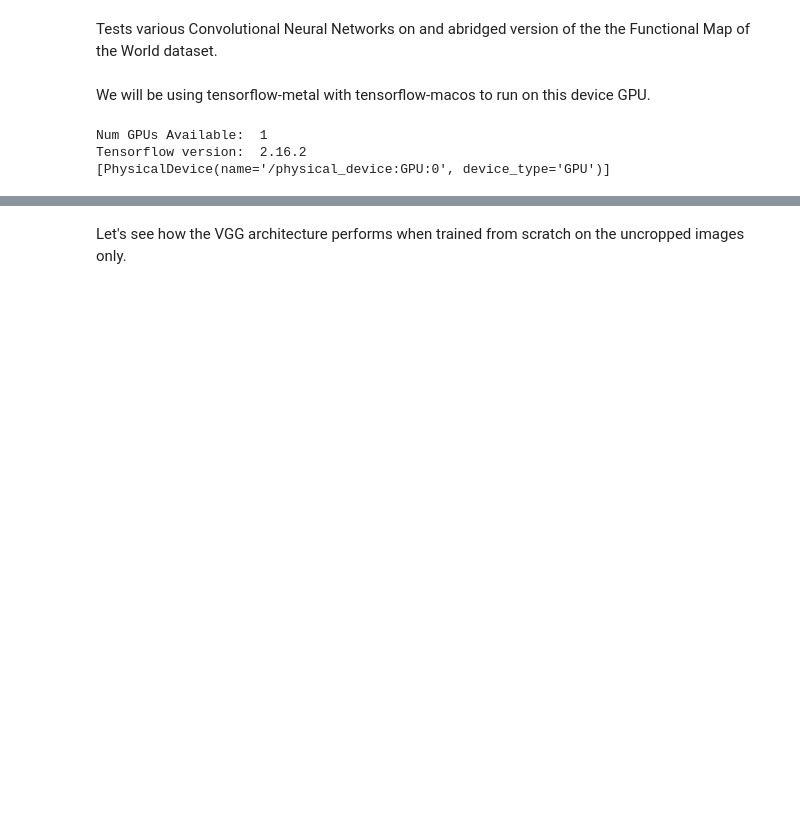
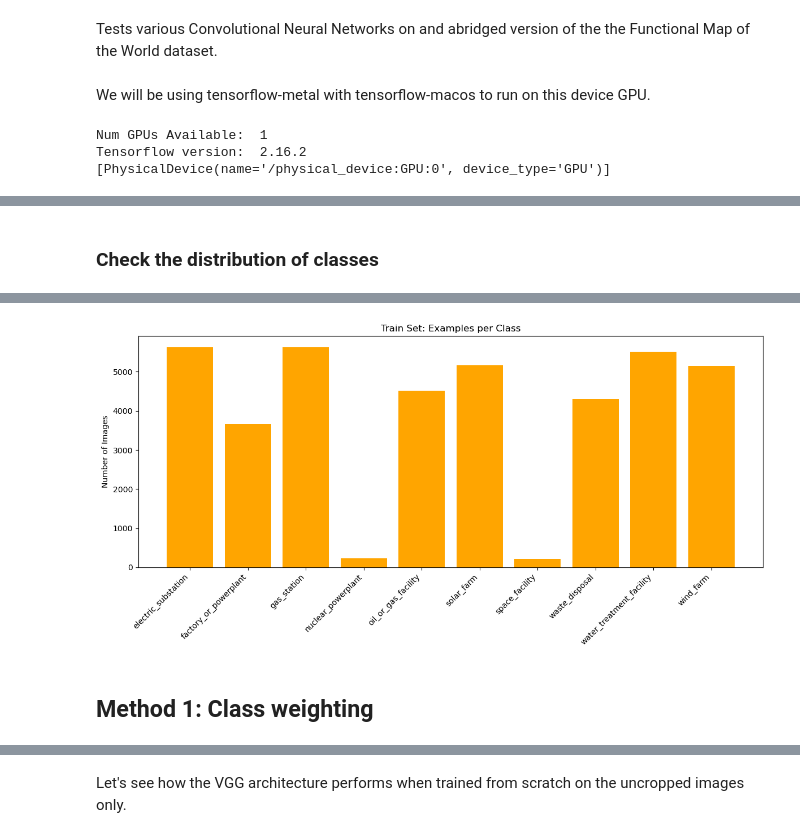
Before and after one commit to madelynsilveira/SatelliteClassificationCNNs, a Jupyter notebook: Average_classes.ipynb, the cells around one changed output, grey strips where cells are left out. Saved outputs shown, nothing was run; the diff lists cells and outputs as text; code cells hidden in the pictures; blank space fills up the shorter version.

```diff
--- a/Average_classes.ipynb
+++ b/Average_classes.ipynb
@@ -17,7 +19,7 @@ Num GPUs Available:  1
 Tensorflow version:  2.16.2
 [PhysicalDevice(name='/physical_device:GPU:0', device_type='GPU')]
 # %%
-# load full training dataset
+print("Loading full training dataset for cropped and uncropped images...")
 uncropped_train_ds = tf.keras.utils.image_dataset_from_directory(
     './combined_fmow_msrgb_dataset/train',
     labels='inferred',
@@ -28,7 +30,18 @@ uncropped_train_ds = tf.keras.utils.image_dataset_from_directory(
     seed=123
 )
 
-# load full validation dataset
+# load full training dataset
+cropped_train_ds = tf.keras.utils.image_dataset_from_directory(
+    './fmow_msrgb_dataset_cropped/images/train',
+    labels='inferred',
+    label_mode='int',
+    batch_size=32,
+    image_size=(224, 224),
+    shuffle=True,
+    seed=123
+)
+
+print("\nLoading full training dataset for cropped and uncropped images...")
 uncropped_val_ds = tf.keras.utils.image_dataset_from_directory(
     './combined_fmow_msrgb_dataset/val',
     labels='inferred',
@@ -38,4 +51,14 @@ uncropped_val_ds = tf.keras.utils.image_dataset_from_directory(
     shuffle=False,
     seed=123
 )
+
+cropped_val_ds = tf.keras.utils.image_dataset_from_directory(
+    './fmow_msrgb_dataset_cropped/images/val',
+    labels='inferred',
+    label_mode='int',
+    batch_size=32,
+    image_size=(224, 224),
+    shuffle=False,
+    seed=123
+)
 # %% [output]
@@ -81,0 +77,2 @@ Found 40012 files belonging to 10 classes.
+# %% [markdown]
+### Check the distribution of classes
@@ -81,0 +86,19 @@ Found 40012 files belonging to 10 classes.
+# %%
+# collect class labels from the dataset (cropped vs. uncropped will be the same)
+label_list = []
+for _, labels in cropped_train_ds:
+    label_list.extend(labels.numpy())
+
+# count occurences of each class
+label_array = np.array(label_list)
+class_counts = np.bincount(label_array, minlength=10)  # 10 classes expected
+
+# visualize
+plt.figure(figsize=(12, 6))
+plt.bar(classes, class_counts, color='orange')
+plt.xticks(rotation=45, ha='right')
+plt.ylabel("Number of Images")
+plt.title("Train Set: Examples per Class")
+plt.tight_layout()
+plt.show()
+# %% [output]
@@ -81,0 +106,3 @@ Found 40012 files belonging to 10 classes.
+[figure, added]
+# %% [markdown]
+## Method 1: Class weighting
```
Also changed, not shown: parts of 14 cells of this notebook.
